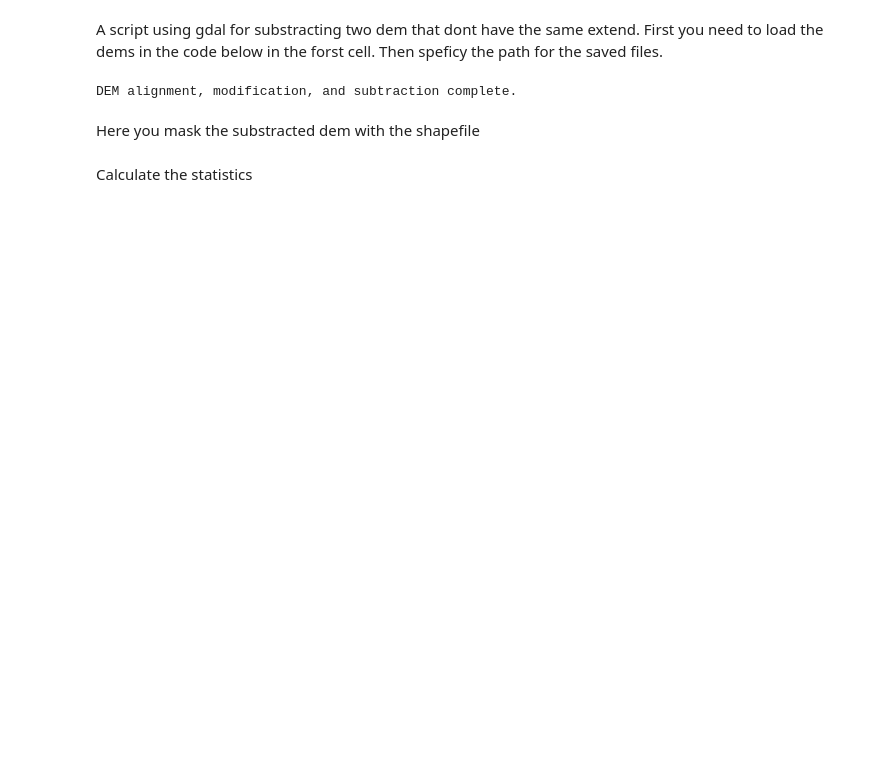
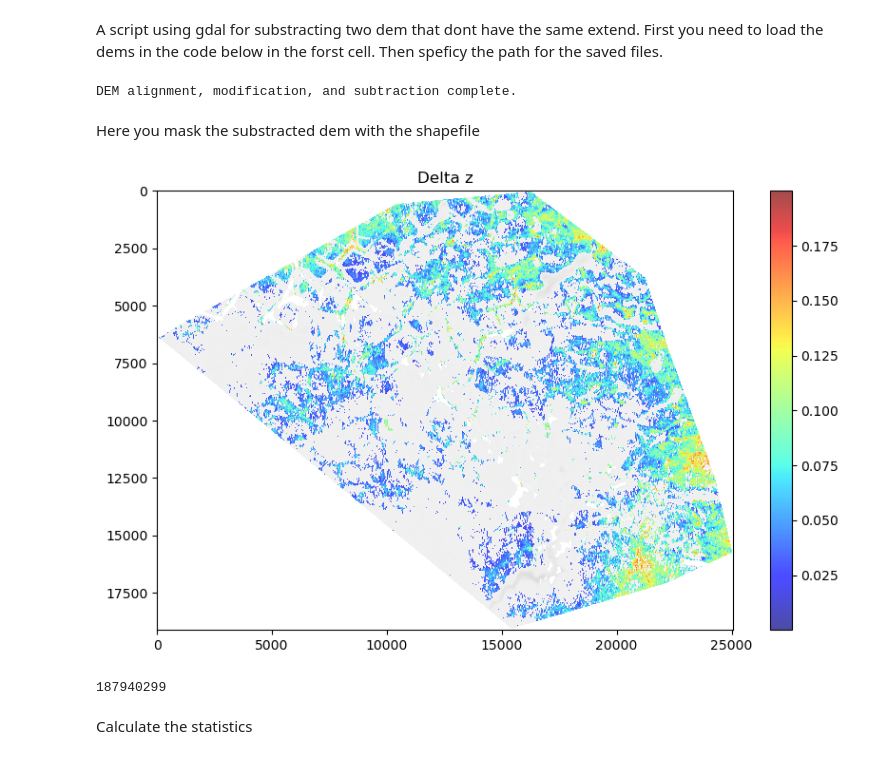
Before and after one commit to tofunori/Stage-Bylot, a Jupyter notebook: ravin_dem_difference.ipynb, the cells around one changed output. Drawn from its saved outputs; the diff is of its cells as text; code cells hidden in the pictures; blank space fills up the shorter version.

```diff
--- a/ravin_dem_difference.ipynb
+++ b/ravin_dem_difference.ipynb
@@ -145,6 +145,21 @@ with rasterio.open(base_dem_path) as src:
 # Write (or overwrite) the masked raster to the output file
 with rasterio.open(subtracted_dem_path, "w", **out_meta) as dest:
     dest.write(out_image)
+# %%
+import matplotlib.pyplot as plt
+
+condition = (masked_data[0] > 0) & (masked_data[0] < 0.2)
+count = np.sum(condition)
+plt.figure(figsize=(10, 6))
+plt.imshow(masked_data[0], cmap='gray')
+plt.imshow(np.ma.masked_where(~condition, masked_data[0]), cmap='jet', alpha=0.7)
+plt.colorbar()
+plt.title("Delta z")
+plt.show()
+print(count)
+# %% [output]
+[figure, added]
+187940299
 # %% [markdown]
 Calculate the statistics
 # %%
```
Also changed, not shown: parts of 3 cells of this notebook, 14 other files.
